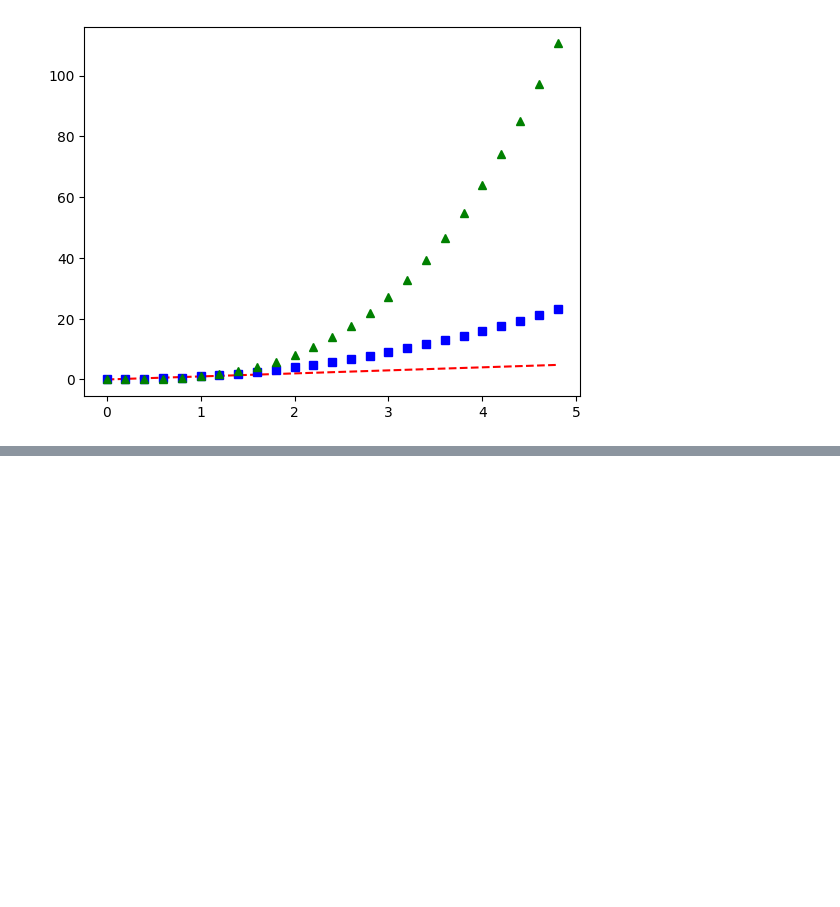
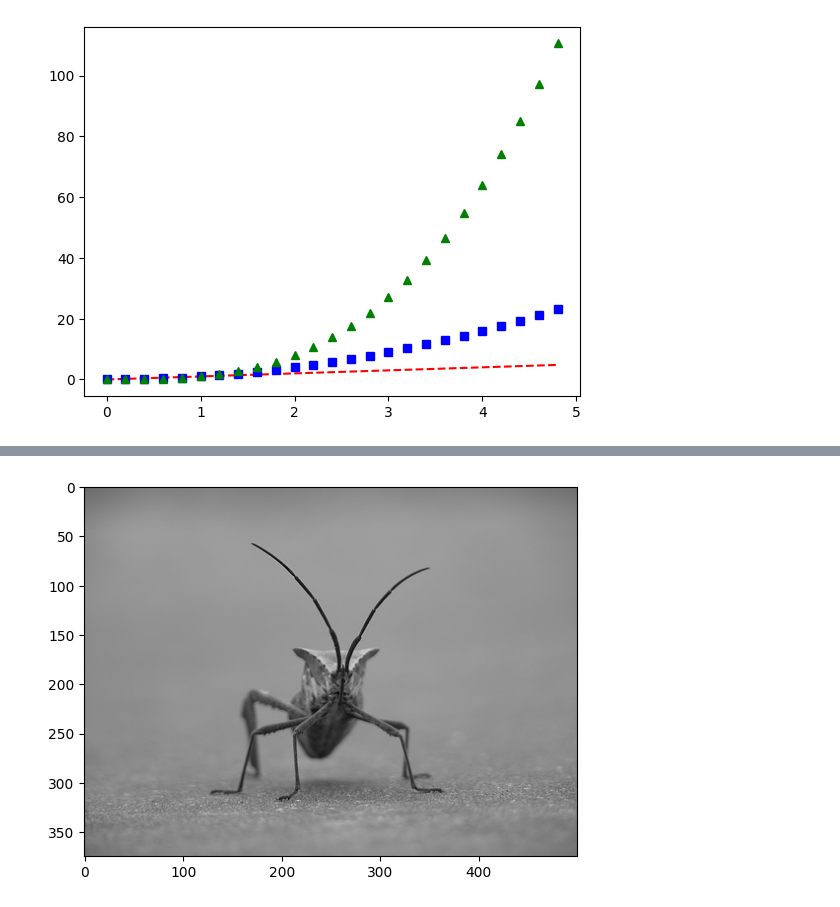
Before and after one commit to tutoryx-academy/data_vizualization, a Jupyter notebook: matplotlib_intro.ipynb, the cells around one changed output, grey strips where cells are left out. Cells and saved outputs as stored; diff of their text form; code cells hidden in the pictures; blank space fills up the shorter version.

```diff
--- a/matplotlib_intro.ipynb
+++ b/matplotlib_intro.ipynb
@@ -48,0 +133,2 @@ plt.show()
+# %%
+image_file = Image.open('stinkbug.png')
@@ -48,0 +139,3 @@ plt.show()
+# %%
+img = np.asarray(image_file)
+print(repr(img))
@@ -48,0 +160,4 @@ plt.show()
+# %%
+imgplot = plt.imshow(img)
+# %% [output]
+[figure, added]
```
Also changed, not shown: parts of 15 cells of this notebook, 1 other file.
